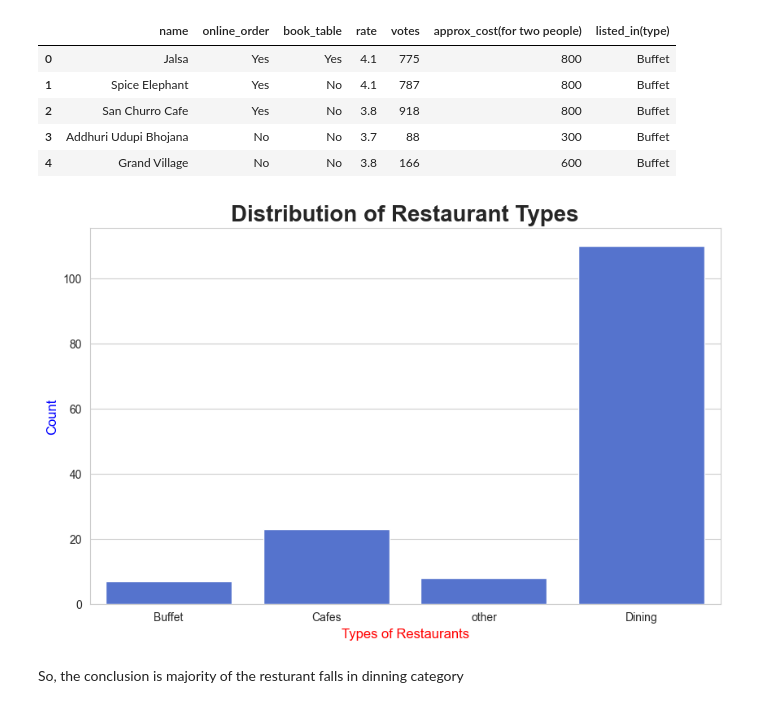
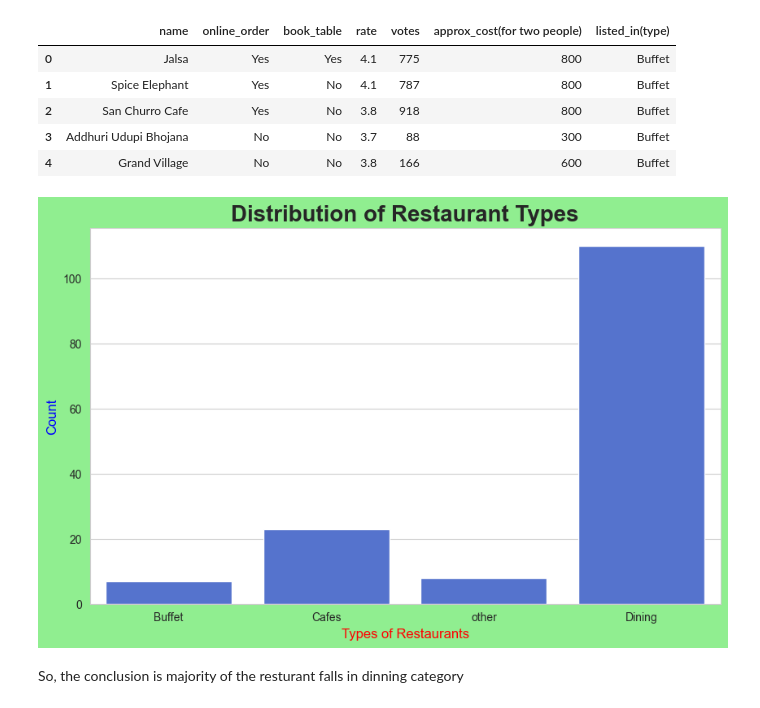
Before and after one commit to AhamadTheAnalyst/Cloudcredits-_Project, a Jupyter notebook: Project_code.ipynb, the cells around one changed output. Cells and saved outputs as stored; diff of their text form; code cells hidden in the pictures.

```diff
--- a/Project_code.ipynb
+++ b/Project_code.ipynb
@@ -102,21 +102,21 @@ dataframe.head()
 | 4 | Grand Village | No | No | 3.8 | 166 | 600 | Buffet |
 # %%
 # Set the figure size
-plt.figure(figsize=(10, 6))
+plt.figure(figsize=(10, 6),facecolor="lightgreen")
 
 # Create the countplot with a modern style
 sns.set_style("whitegrid")
 sns.countplot(x=dataframe["listed_in(type)"],color="royalblue")
 
 # Improve labels and title
 plt.xlabel("Types of Restaurants", fontsize=12,color="red")
 plt.ylabel("Count", fontsize=12, color="blue")
 plt.title("Distribution of Restaurant Types", fontsize=14, fontweight='bold',size=20)
 
 # Show the plot
 plt.show()
 # %% [output]
-[figure, old version]
+[figure, new version]
 # %% [markdown]
 So, the conclusion is majority of the resturant falls in dinning category
 # %% [markdown]
```
Also changed, not shown: parts of 4 cells of this notebook.
